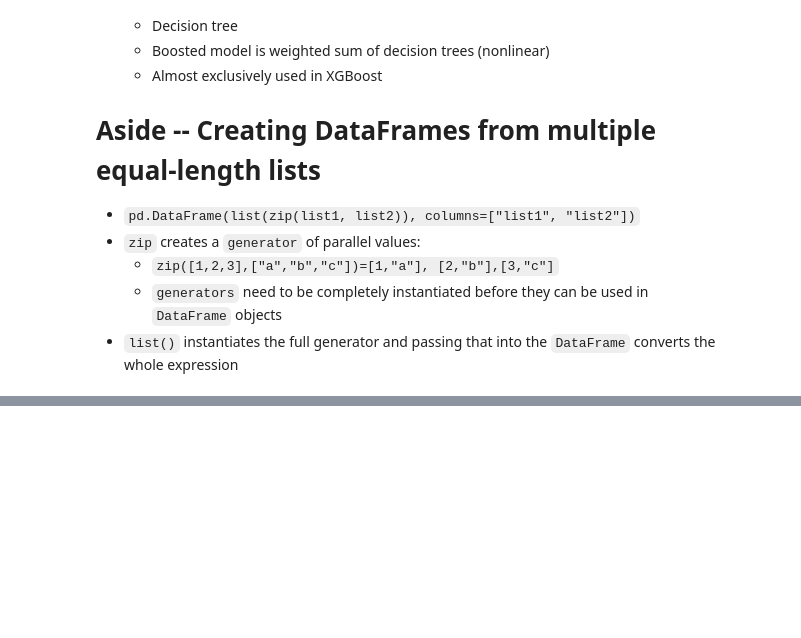
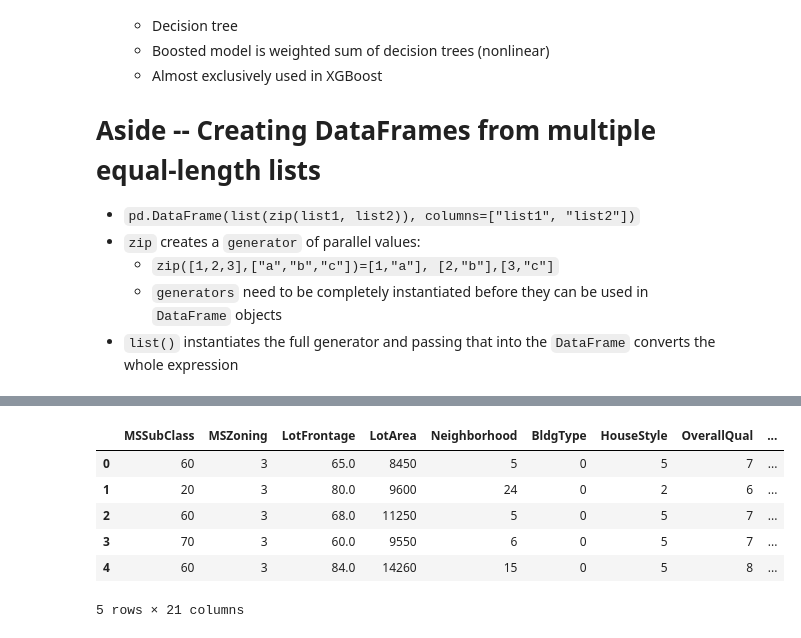
Before and after one commit to cschellenberger/Data-Science-Learning, a Jupyter notebook: Extreme Gradient Boosting with XGBoost.ipynb, the cells around one changed output, grey strips where cells are left out. Cells and saved outputs as stored; diff of their text form; code cells hidden in the pictures; blank space fills up the shorter version.

```diff
--- a/Extreme Gradient Boosting with XGBoost.ipynb
+++ b/Extreme Gradient Boosting with XGBoost.ipynb
@@ -354,0 +790,26 @@ Name: test-mae-mean, dtype: float64
+# %%
+df = pd.read_csv("ames_unprocessed_data.csv")
+# %%
+# Import LabelEncoder
+from sklearn.preprocessing import LabelEncoder
+
+# Fill missing values with 0
+df.LotFrontage = df.LotFrontage.fillna(0)
+
+# Create a boolean mask for categorical columns
+categorical_mask = (df.dtypes == object)
+
+# Get list of categorical column names
+categorical_columns = df.columns[categorical_mask].tolist()
+
+# Print the head of the categorical columns
+print(df[categorical_columns].head())
+
+# Create LabelEncoder object: le
+le = LabelEncoder()
+
+# Apply LabelEncoder to categorical columns
+df[categorical_columns] = df[categorical_columns].apply(lambda x: le.fit_transform(x))
+
+# Print the head of the LabelEncoded categorical columns
+print(df[categorical_columns].head())
@@ -354,0 +905,10 @@ Name: test-mae-mean, dtype: float64
+# %%
+df.head()
+# %% [output]
+|  | MSSubClass | MSZoning | LotFrontage | LotArea | Neighborhood | BldgType | HouseStyle | OverallQual | ... |
+| 0 | 60 | 3 | 65.0 | 8450 | 5 | 0 | 5 | 7 | ... |
+| 1 | 20 | 3 | 80.0 | 9600 | 24 | 0 | 2 | 6 | ... |
+| 2 | 60 | 3 | 68.0 | 11250 | 5 | 0 | 5 | 7 | ... |
+| 3 | 70 | 3 | 60.0 | 9550 | 6 | 0 | 5 | 7 | ... |
+| 4 | 60 | 3 | 84.0 | 14260 | 15 | 0 | 5 | 8 | ... |
+5 rows × 21 columns
```
Also changed, not shown: parts of 33 cells of this notebook, 3 other files.
